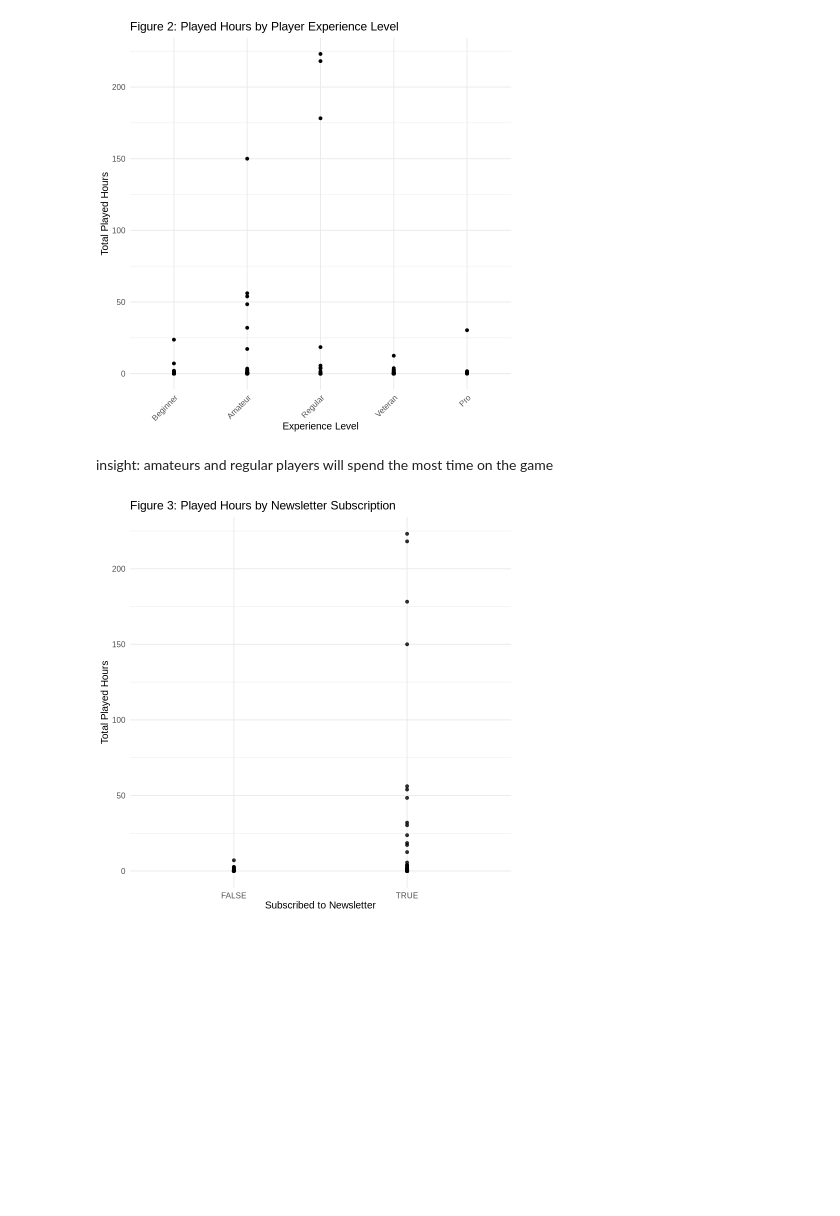
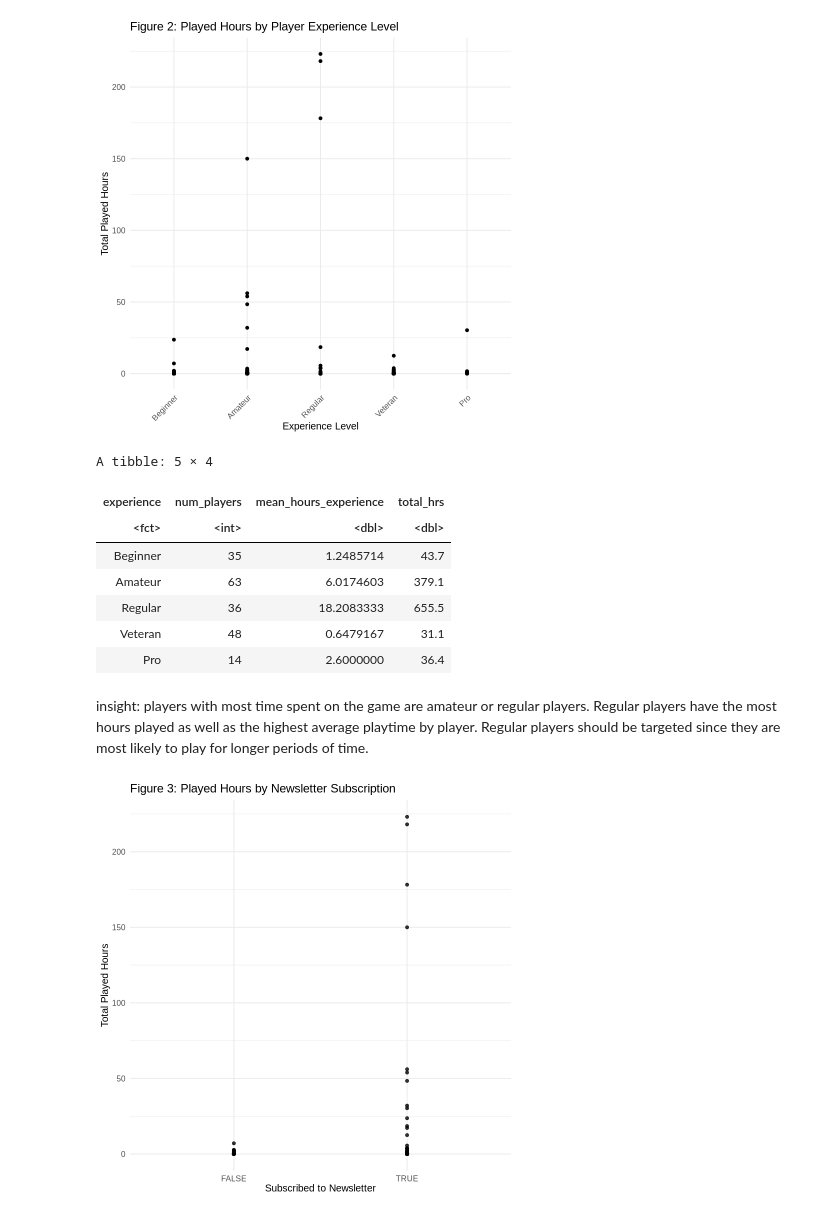
Before and after one commit to ctrl-tiramisu/dsci-100-2025w1-group-008, a Jupyter notebook: individual planning report.ipynb, the cells around one changed output. Saved outputs shown, nothing was run; the diff lists cells and outputs as text; code cells hidden in the pictures; blank space fills up the shorter version.

```diff
--- a/individual planning report.ipynb
+++ b/individual planning report.ipynb
@@ -298,5 +287,19 @@ players_experience_hours
+# %%
+proportion <- players_tidy |>
+    group_by(experience) |>
+    summarise(num_players = n(), mean_hours_experience = mean(played_hours), total_hrs = sum(played_hours))
+proportion
+# %% [output]
+A tibble: 5 × 4
+| experience | num_players | mean_hours_experience | total_hrs |
+| <fct> | <int> | <dbl> | <dbl> |
+| Beginner | 35 | 1.2485714 | 43.7 |
+| Amateur | 63 | 6.0174603 | 379.1 |
+| Regular | 36 | 18.2083333 | 655.5 |
+| Veteran | 48 | 0.6479167 | 31.1 |
+| Pro | 14 | 2.6000000 | 36.4 |
 # %% [markdown]
-insight: amateurs and regular players will spend the most time on the game
+insight: players with most time spent on the game are amateur or regular players. Regular players have the most hours played as well as the highest average playtime by player. Regular players should be targeted since they are most likely to play for longer periods of time.
 # %%
 #plot 3
 
```
Also changed, not shown: parts of 12 cells of this notebook.
